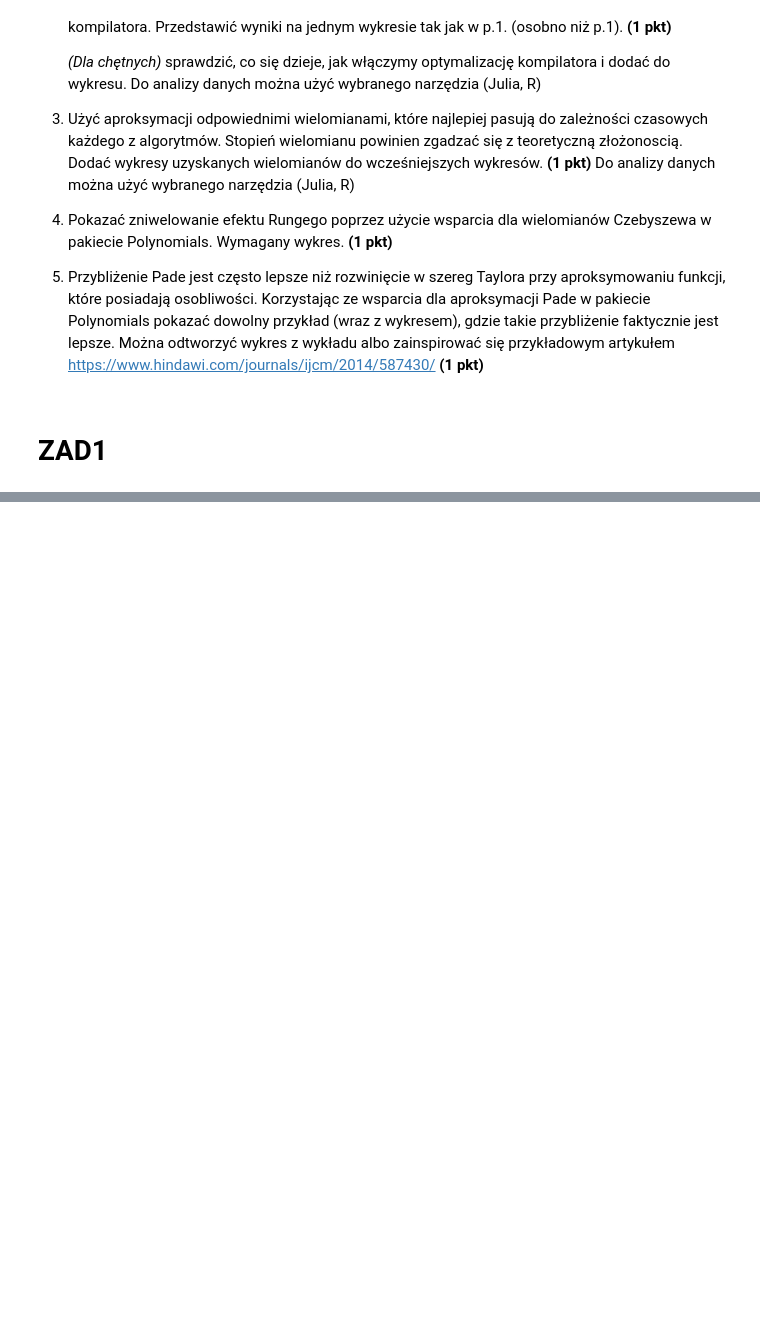
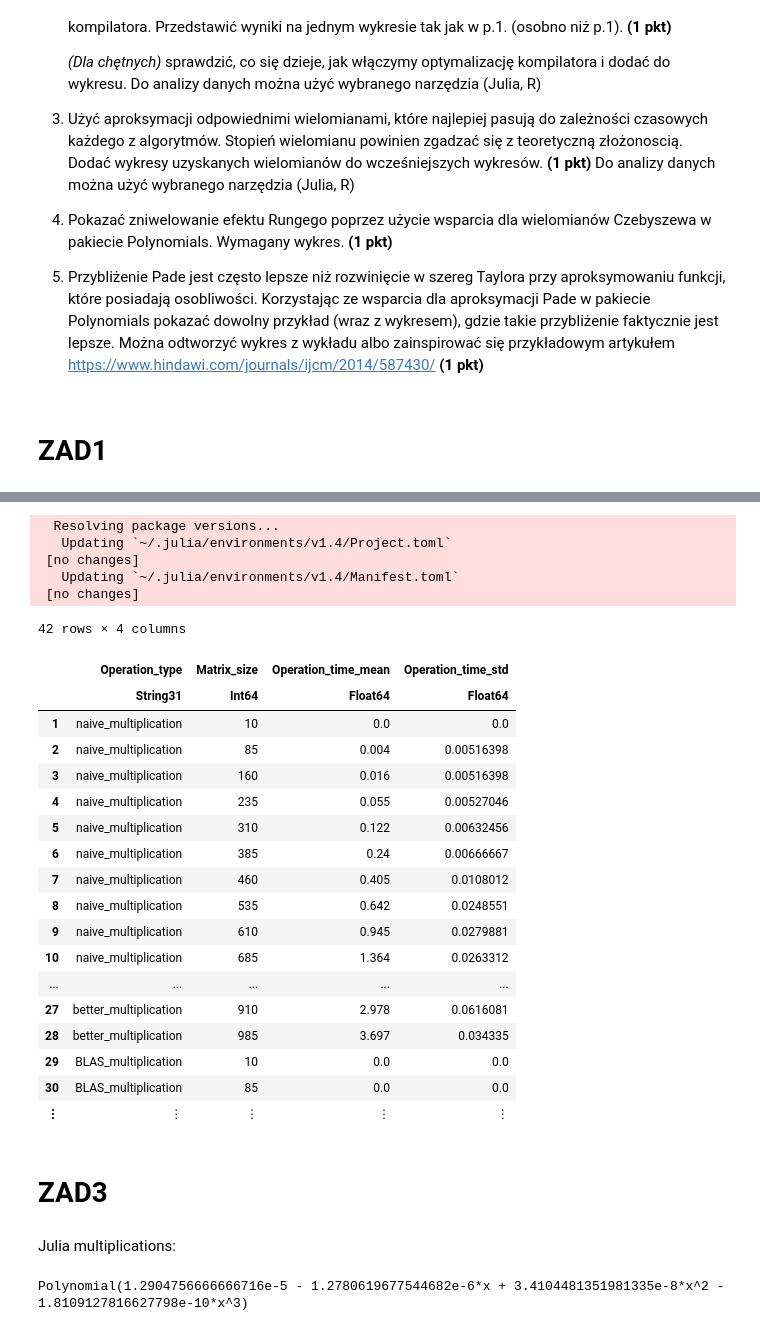
Before and after one commit to DanyKrk/mownit, a Jupyter notebook: lab5/Mownit_Lab5_DK.ipynb, the cells around one changed output, grey strips where cells are left out. Drawn from its saved outputs; the diff is of its cells as text; code cells hidden in the pictures; blank space fills up the shorter version.

```diff
--- a/lab5/Mownit_Lab5_DK.ipynb
+++ b/lab5/Mownit_Lab5_DK.ipynb
@@ -336,0 +484,34 @@ scatter(df_combined.Matrix_size, df_combined.Operation_time_mean,
+# %%
+import Pkg
+Pkg.add("CSV")
+using CSV
+# %% [output]
+  Resolving package versions...
+   Updating `~/.julia/environments/v1.4/Project.toml`
+ [no changes]
+   Updating `~/.julia/environments/v1.4/Manifest.toml`
+ [no changes]
+# %%
+C_input_data_frame = CSV.read("./CPart/c_data.csv", delim=",",DataFrame)
+C_df_grouped=groupby(C_input_data_frame, [:Operation_type,:Matrix_size])
+C_df_combined = combine(C_df_grouped, "Operation_time" => mean, "Operation_time" => std)
+# %% [output]
+42 rows × 4 columns
+|  | Operation_type | Matrix_size | Operation_time_mean | Operation_time_std |
+|  | String31 | Int64 | Float64 | Float64 |
+| 1 | naive_multiplication | 10 | 0.0 | 0.0 |
+| 2 | naive_multiplication | 85 | 0.004 | 0.00516398 |
+| 3 | naive_multiplication | 160 | 0.016 | 0.00516398 |
+| 4 | naive_multiplication | 235 | 0.055 | 0.00527046 |
+| 5 | naive_multiplication | 310 | 0.122 | 0.00632456 |
+| 6 | naive_multiplication | 385 | 0.24 | 0.00666667 |
+| 7 | naive_multiplication | 460 | 0.405 | 0.0108012 |
+| 8 | naive_multiplication | 535 | 0.642 | 0.0248551 |
+| 9 | naive_multiplication | 610 | 0.945 | 0.0279881 |
+| 10 | naive_multiplication | 685 | 1.364 | 0.0263312 |
+| ... | ... | ... | ... | ... |
+| 27 | better_multiplication | 910 | 2.978 | 0.0616081 |
+| 28 | better_multiplication | 985 | 3.697 | 0.034335 |
+| 29 | BLAS_multiplication | 10 | 0.0 | 0.0 |
+| 30 | BLAS_multiplication | 85 | 0.0 | 0.0 |
+| ⋮ | ⋮ | ⋮ | ⋮ | ⋮ |
@@ -336,0 +522,5 @@ scatter(df_combined.Matrix_size, df_combined.Operation_time_mean,
+# %% [markdown]
+
+# ZAD3
+# %% [markdown]
+Julia multiplications:
@@ -336,0 +530,16 @@ scatter(df_combined.Matrix_size, df_combined.Operation_time_mean,
+# %%
+x_julia = df_combined[df_combined[:,1] .== "naive_multiplication", 2]
+x_julia = Vector{Int64}(vec(x_julia))
+y_julia_naive = df_combined[df_combined[:,1] .== "naive_multiplication", 3]
+y_julia_naive = Vector{Float64}(vec(y_julia_naive))
+y_julia_better = df_combined[df_combined[:,1] .== "better_multiplication", 3]
+y_julia_better = Vector{Float64}(vec(y_julia_better))
+y_julia_BLAS = df_combined[df_combined[:,1] .== "BLAS_multiplication", 3]
+y_julia_BLAS = Vector{Float64}(vec(y_julia_BLAS))
+
+
+fit_poly_julia_naive = fit(x_julia, y_julia_naive, 3)
+fit_poly_julia_better = fit(x_julia, y_julia_better, 3)
+fit_poly_julia_BLAS = fit(x_julia, y_julia_BLAS, 3)
+# %% [output]
+Polynomial(1.2904756666666716e-5 - 1.2780619677544682e-6*x + 3.4104481351981335e-8*x^2 - 1.8109127816627798e-10*x^3)
```
Also changed, not shown: parts of 46 cells of this notebook, 3 other files.
